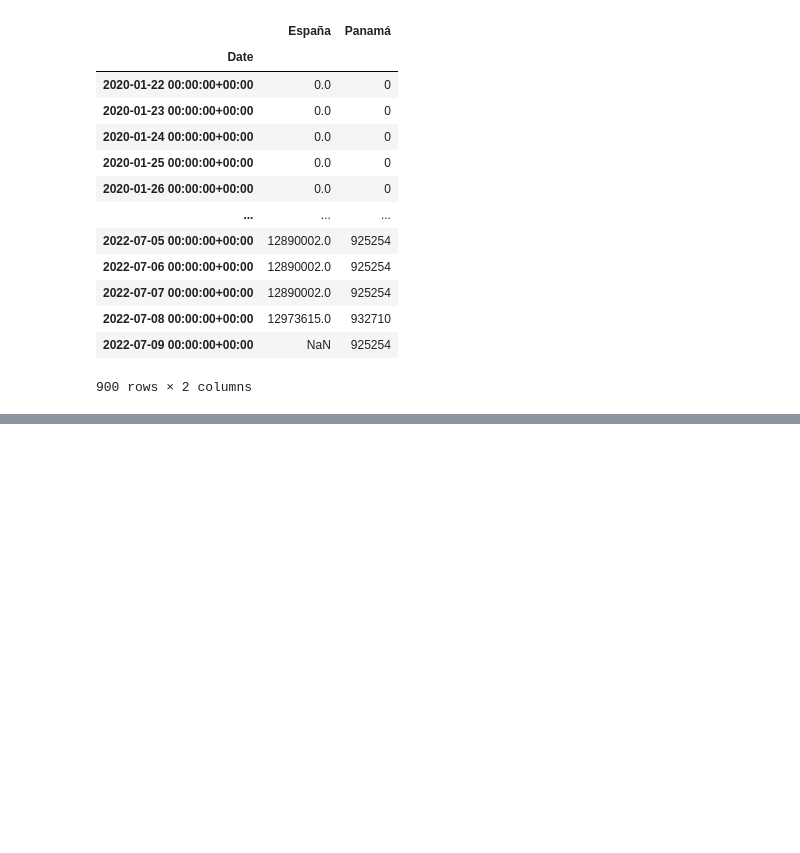
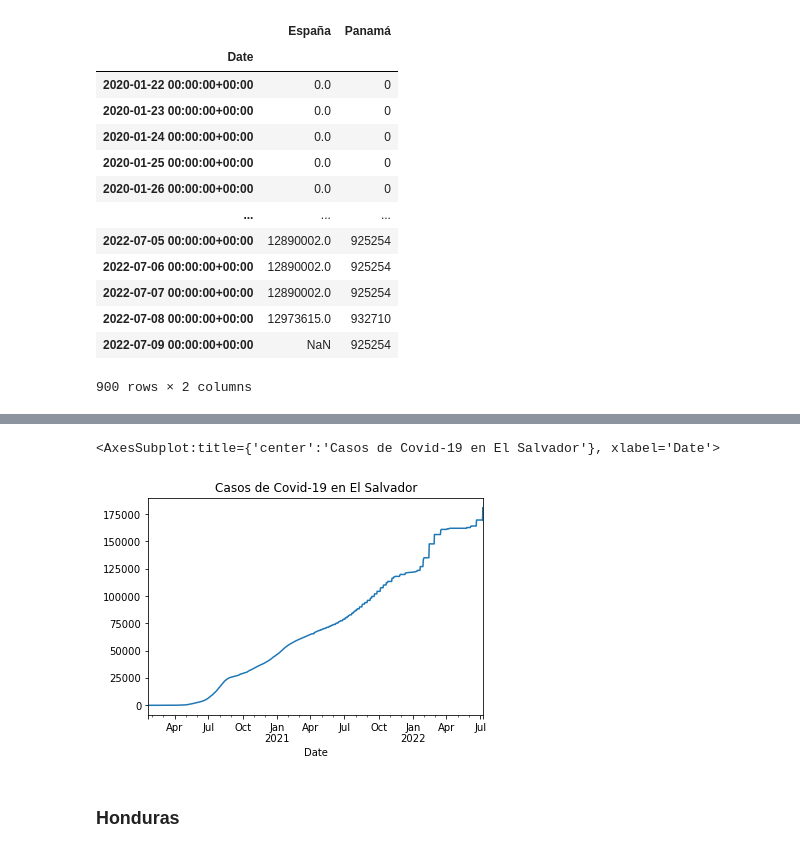
Before and after one commit to nebrijas/sergiors29-web, a Jupyter notebook: ad4.ipynb, the cells around one changed output, grey strips where cells are left out. Saved outputs shown, nothing was run; the diff lists cells and outputs as text; code cells hidden in the pictures; blank space fills up the shorter version.

```diff
--- a/ad4.ipynb
+++ b/ad4.ipynb
@@ -208,0 +286,4 @@ pa_vs_cr.plot()
+# %%
+url_rt_sv = 'https://api.covid19api.com/country/el-salvador/status/confirmed/live'
+df_rt_sv = pd.read_json(url_rt_sv)
+df_rt_sv
@@ -208,0 +304,8 @@ pa_vs_cr.plot()
+# %%
+casos_sv = df_rt_sv.set_index('Date')['Cases']
+casos_sv.plot(title="Casos de Covid-19 en El Salvador")
+# %% [output]
+<AxesSubplot:title={'center':'Casos de Covid-19 en El Salvador'}, xlabel='Date'>
+[figure, added]
+# %% [markdown]
+### Honduras
```
Also changed, not shown: parts of 63 cells of this notebook.
